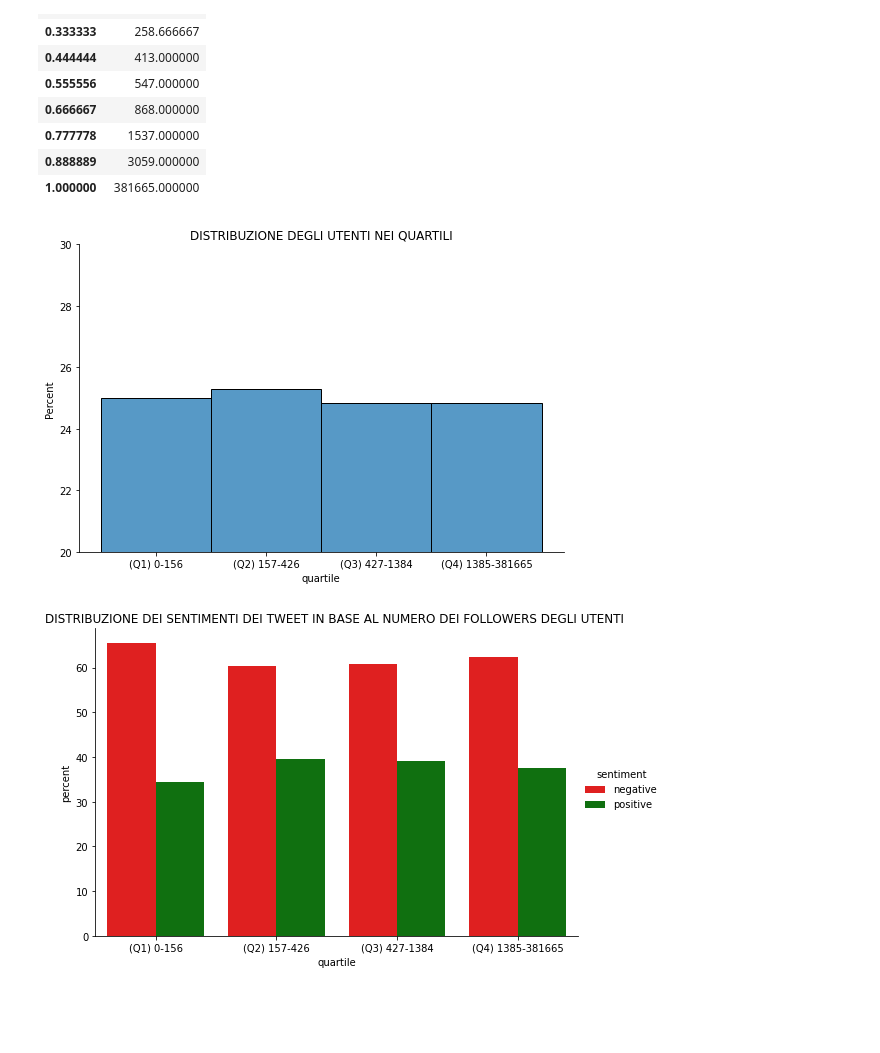
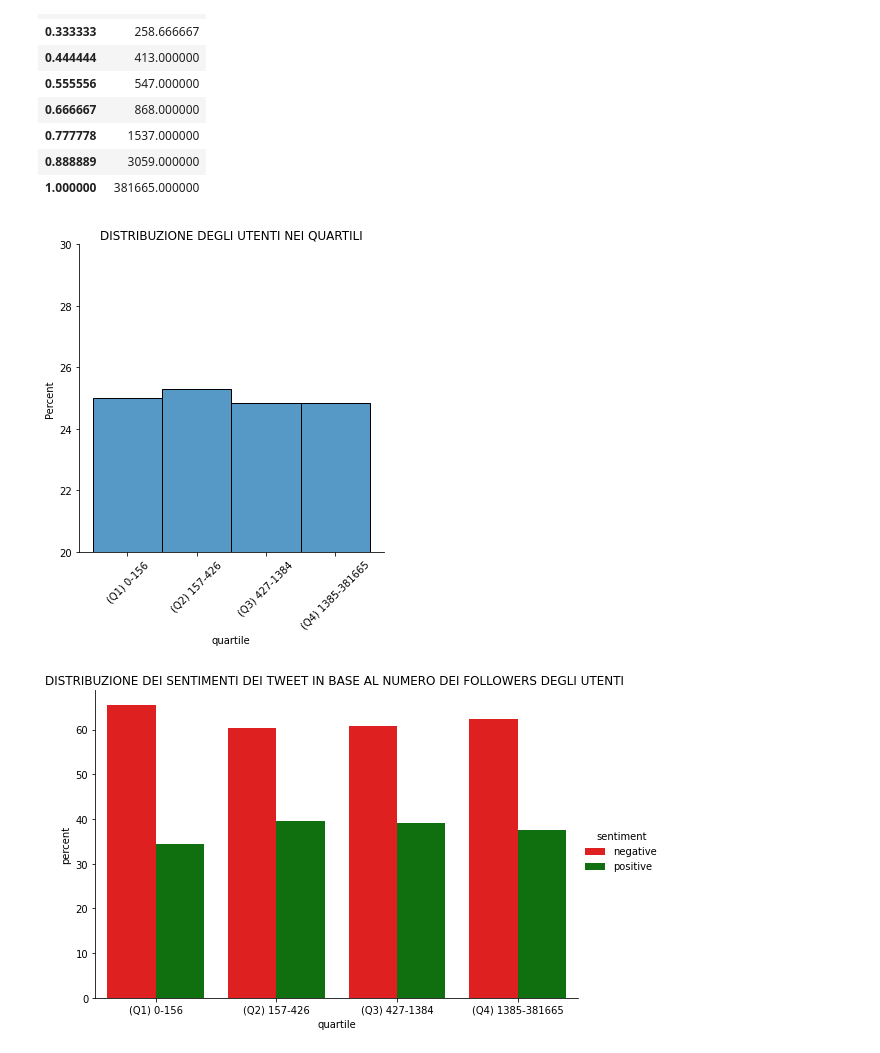
Before and after one commit to paolofesta/prove, a Jupyter notebook: TESI.ipynb, the cells around one changed output. Cells and saved outputs as stored; diff of their text form; code cells hidden in the pictures; blank space fills up the shorter version.

```diff
--- a/TESI.ipynb
+++ b/TESI.ipynb
@@ -617,12 +626,13 @@ d4['quartile']='(Q4) 1385-381665'
 df=pd.concat([d1,d2,d3,d4])
 df
 # %%
-sns.displot(df,x='quartile',kind='hist',aspect=1.5,stat="percent")
+sns.displot(df,x='quartile',kind='hist',aspect=1,stat="percent")
 plt.title("DISTRIBUZIONE DEGLI UTENTI NEI QUARTILI")
 plt.ylim(20,30)
+plt.xticks(rotation=45)
 print()
 # %% [output]
-[figure, old version]
+[figure, new version]
 # %%
 #df.loc[(df['quartile']=='(Q1) 0-156')].count()#=1612
 #df.loc[(df['quartile']=='(Q1) 0-156') & (df['sentiment']=='negative')].count()#=1056
```
Also changed, not shown: parts of 4 cells of this notebook.
